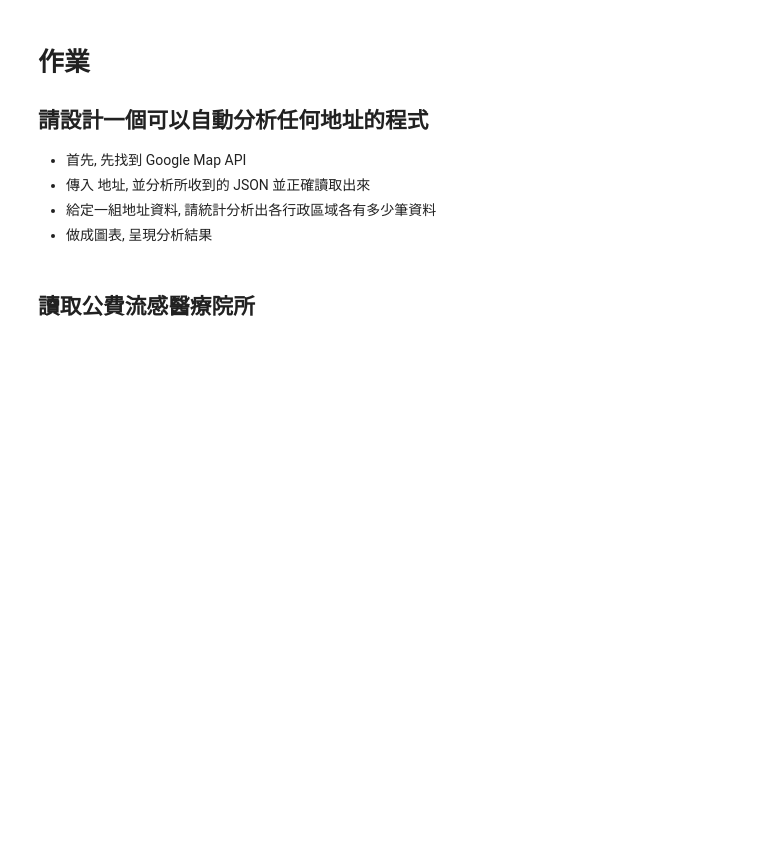
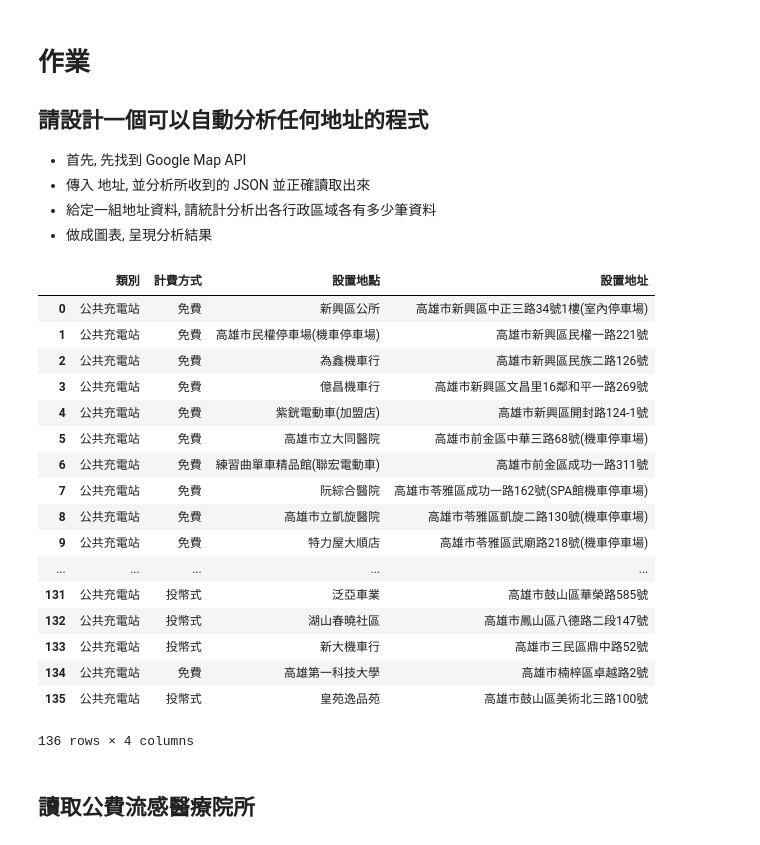
Before and after one commit to jell0720/107-1_PythonDataScience, a Jupyter notebook: 20190103-期末作業程式範例.ipynb, the cells around one changed output. Saved outputs shown, nothing was run; the diff lists cells and outputs as text; code cells hidden in the pictures; blank space fills up the shorter version.

```diff
--- a/20190103-期末作業程式範例.ipynb
+++ b/20190103-期末作業程式範例.ipynb
@@ -7,6 +7,31 @@
 * 傳入 地址, 並分析所收到的 JSON 並正確讀取出來
 * 給定一組地址資料, 請統計分析出各行政區域各有多少筆資料
 * 做成圖表, 呈現分析結果
+# %%
+import pandas as pd
+
+df = pd.read_csv('電動機車充電站名稱及充電站地址.csv', engine='python', encoding='UTF-8-sig')
+
+df
+# %% [output]
+|  | 類別 | 計費方式 | 設置地點 | 設置地址 |
+| 0 | 公共充電站 | 免費 | 新興區公所 | 高雄市新興區中正三路34號1樓(室內停車場) |
+| 1 | 公共充電站 | 免費 | 高雄市民權停車場(機車停車場) | 高雄市新興區民權一路221號 |
+| 2 | 公共充電站 | 免費 | 為鑫機車行 | 高雄市新興區民族二路126號 |
+| 3 | 公共充電站 | 免費 | 億昌機車行 | 高雄市新興區文昌里16鄰和平一路269號 |
+| 4 | 公共充電站 | 免費 | 紫銧電動車(加盟店) | 高雄市新興區開封路124-1號 |
+| 5 | 公共充電站 | 免費 | 高雄市立大同醫院 | 高雄市前金區中華三路68號(機車停車場) |
+| 6 | 公共充電站 | 免費 | 練習曲單車精品館(聯宏電動車) | 高雄市前金區成功一路311號 |
+| 7 | 公共充電站 | 免費 | 阮綜合醫院 | 高雄市苓雅區成功一路162號(SPA館機車停車場) |
+| 8 | 公共充電站 | 免費 | 高雄市立凱旋醫院 | 高雄市苓雅區凱旋二路130號(機車停車場) |
+| 9 | 公共充電站 | 免費 | 特力屋大順店 | 高雄市苓雅區武廟路218號(機車停車場) |
+| ... | ... | ... | ... | ... |
+| 131 | 公共充電站 | 投幣式 | 泛亞車業 | 高雄市鼓山區華榮路585號 |
+| 132 | 公共充電站 | 投幣式 | 湖山春曉社區 | 高雄市鳳山區八德路二段147號 |
+| 133 | 公共充電站 | 投幣式 | 新大機車行 | 高雄市三民區鼎中路52號 |
+| 134 | 公共充電站 | 免費 | 高雄第一科技大學 | 高雄市楠梓區卓越路2號 |
+| 135 | 公共充電站 | 投幣式 | 皇苑逸品苑 | 高雄市鼓山區美術北三路100號 |
+136 rows × 4 columns
 # %% [markdown]
 ## 讀取公費流感醫療院所
 # %%
```
Also changed, not shown: 3 other files.
